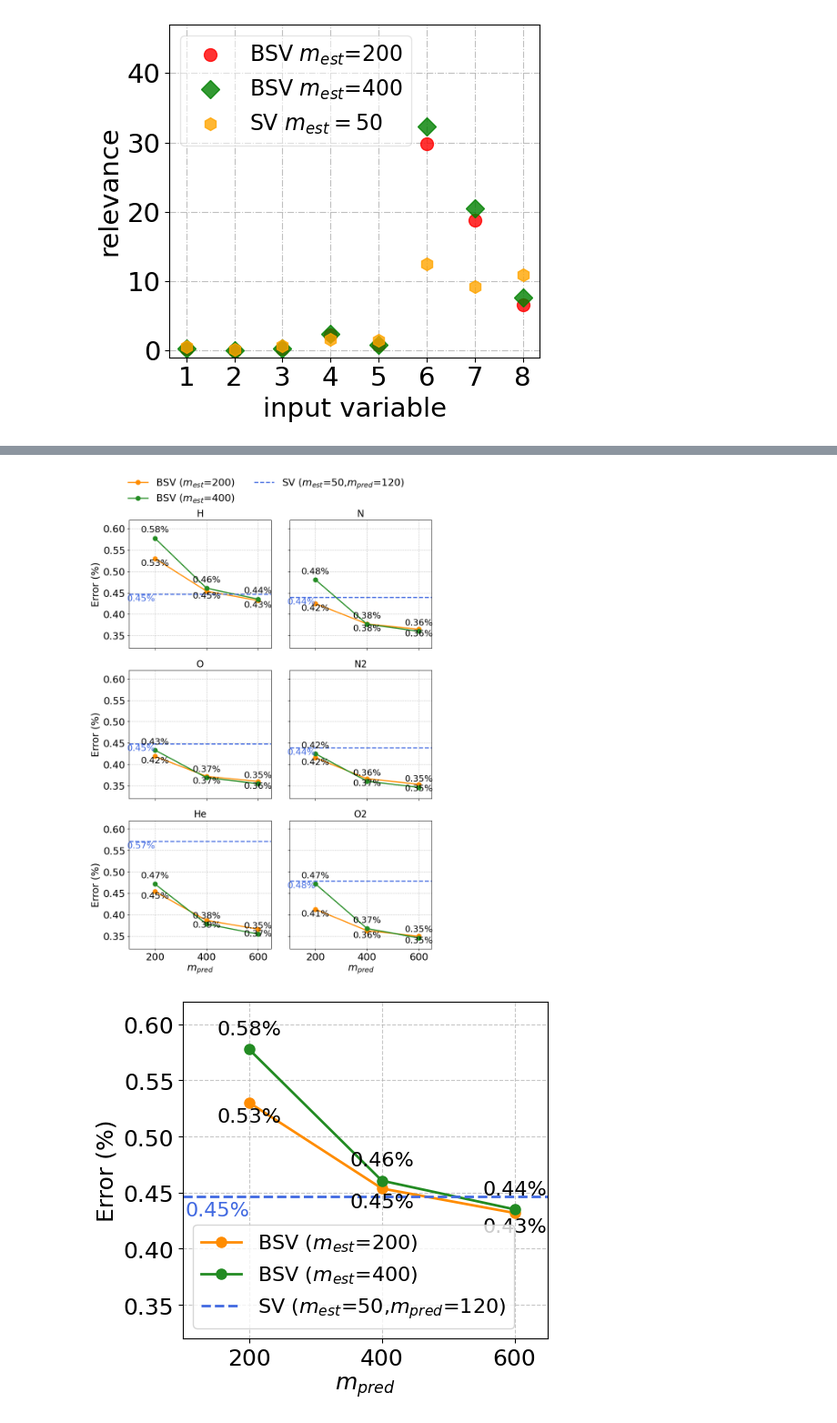
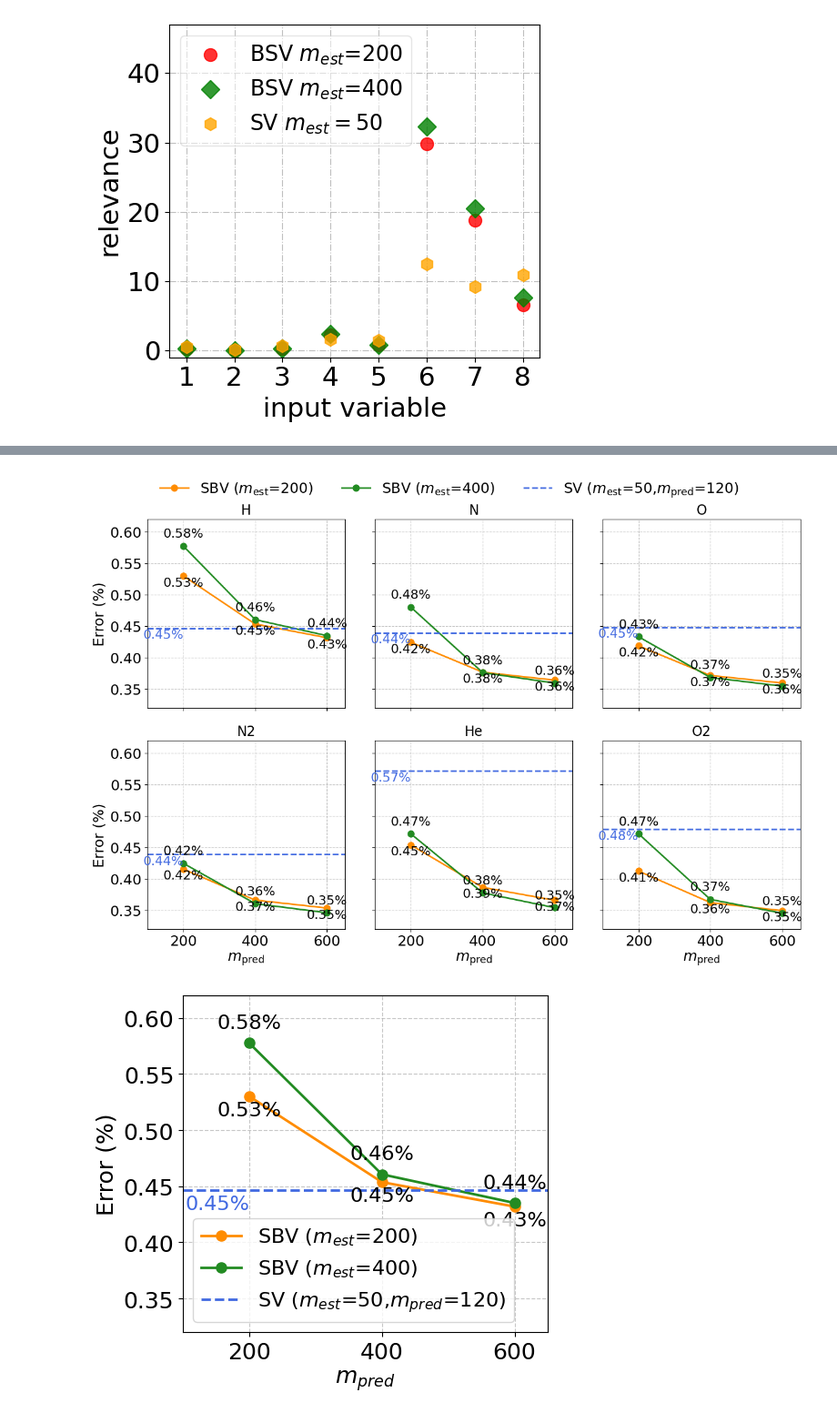
Before and after one commit to paper-code1/VecchiaConditionalExtremes, a Jupyter notebook: experiments/satellite/benchmarkSummaryAndVisu.ipynb, the cells around one changed output, grey strips where cells are left out. Shown at 91% size. Saved outputs shown, nothing was run; the diff lists cells and outputs as text; code cells hidden in the pictures.

```diff
--- a/experiments/satellite/benchmarkSummaryAndVisu.ipynb
+++ b/experiments/satellite/benchmarkSummaryAndVisu.ipynb
@@ -203,7 +203,8 @@ param_list_sv = [
 ]
 
 # Plotting
-fig, axes = plt.subplots(3, 2, figsize=(9, 13), sharex=True, sharey=True)
+# fig, axes = plt.subplots(3, 2, figsize=(9, 13), sharex=True, sharey=True)
+fig, axes = plt.subplots(2, 3, figsize=(13, 9), sharex=True, sharey=True)
 axes = axes.flatten()
 
 x = np.arange(1, 9)
@@ -219,7 +220,7 @@ for i, species in enumerate(speciess):
         ax.plot(x, 1/param_list[i*2 + j],
                 linestyle='None',
                 markersize=10,
-                label=r"BSV $m_{est}$=" + str(num_m_ests[j]),
+                label=r"SBV $m_{\text{est}}$=" + str(num_m_ests[j]),
                 marker=markers[j],
                 color=colors[j],
                 alpha=0.8)
@@ -228,7 +229,7 @@ for i, species in enumerate(speciess):
     ax.plot(x, 1/np.array(param_list_sv[i][1:9]),
             linestyle='None',
             markersize=10,
-            label=r"SV $m_{est}=50$",
+            label=r"SV $m_{\text{est}}=50$",
             marker=markers[j+1],
             color=colors[j+1],
             alpha=0.8)
@@ -237,10 +238,16 @@ for i, species in enumerate(speciess):
     ax.grid(True, ls="-.", alpha=0.8)
     ax.set_title(f"{species}", pad=10)
 
+    # # Add labels for edge subplots
+    # if i >= 4:
+    #     ax.set_xlabel('input variable')
+    # if i % 2 == 0:
+    #     ax.set_ylabel('relevance')
+
     # Add labels for edge subplots
-    if i >= 4:
+    if i >= 3:
         ax.set_xlabel('input variable')
-    if i % 2 == 0:
+    if i % 3 == 0:
         ax.set_ylabel('relevance')
 
 # Set common properties
@@ -250,7 +257,7 @@ for ax in axes:
 
 # Add common legend
 handles, labels = axes[0].get_legend_handles_labels()
-fig.legend(handles, labels, loc='upper center', bbox_to_anchor=(0.5, 0.98),
+fig.legend(handles, labels, loc='upper center', bbox_to_anchor=(0.5, 1.00),
            ncol=3, fontsize=18, framealpha=0.)
 
 
@@ -278,17 +285,18 @@ rmspe_list_cv = [1.6350, 1.6913, 1.6166, 1.6917, 1.7354, 1.6247]
 m_pred_values = [200, 400, 600]  # For BSV
 sv_m_pred = 120  # Single value for SV
 species_list = ["H", "N", "O", "N2", "He","O2"]
-methods = ['SV', 'BSV_200', 'BSV_400']
-method_labels = [r'SV ($m_{est}$=50,$m_{pred}$=120)', r'BSV ($m_{est}$=200)', r'BSV ($m_{est}$=400)']
+methods = ['SV', 'SBV_200', 'SBV_400']
+method_labels = [r'SV ($m_{\text{est}}$=50,$m_{\text{pred}}$=120)', r'SBV ($m_{\text{est}}$=200)', r'SBV ($m_{\text{est}}$=400)']
 colors = ['royalblue', 'darkorange', 'forestgreen']
 
 # Create figure with 2x3 subplots
-fig, axes = plt.subplots(3, 2, figsize=(9, 13), sharex=True, sharey=True)
+# fig, axes = plt.subplots(3, 2, figsize=(9, 13), sharex=True, sharey=True)
+fig, axes = plt.subplots(2, 3, figsize=(13, 9), sharex=True, sharey=True)
 axes = axes.flatten()
 
 # Base error values and noise levels for different methods (now as percentage errors)
-base_errors = {'SV': 30, 'BSV_200': 25, 'BSV_400': 22}  # percentage errors
-noise_levels = {'SV': 5, 'BSV_200': 4, 'BSV_400': 3}    # percentage noise
+base_errors = {'SV': 30, 'SBV_200': 25, 'SBV_400': 22}  # percentage errors
+noise_levels = {'SV': 5, 'SBV_200': 4, 'SBV_400': 3}    # percentage noise
 
 # Generate the data
 error_data = {}
@@ -302,7 +310,7 @@ for method in methods:
                 error_data[method][m_pred][species] = rmspe_list_sv[index_species]
     else:
         m_pred_list = m_pred_values
-        m_est = 200 if method == 'BSV_200' else 400
+        m_est = 200 if method == 'SBV_200' else 400
         for index_m_pred, m_pred in enumerate(m_pred_list):
             error_data[method][m_pred] = {}
             for index_species, species in enumerate(species_list):
@@ -327,7 +335,7 @@ for i, species in enumerate(species_list):
     ax = axes[i]
 
     # Plot BSV methods as lines
-    for j, method in enumerate(['BSV_200', 'BSV_400']):
+    for j, method in enumerate(['SBV_200', 'SBV_400']):
         method_data = [error_data[method][m_pred][species] for m_pred in m_pred_values]
         ax.plot(m_pred_values, method_data, '-o',
                 label=method_labels[j+1], color=colors[j+1],
@@ -346,38 +354,46 @@ for i, species in enumerate(species_list):
     ax.axhline(y=sv_error, color=colors[0], linestyle='--',
                label=method_labels[0], linewidth=2)
     ax.text(m_pred_values[0], sv_error-0.02, f'{sv_error:.2f}%',
             ha='right', va='bottom', fontsize=16, color=colors[0])
 
     # Set title and customize subplot
     ax.set_title(f'{species}', fontsize=17)
     ax.grid(True, linestyle='--', alpha=0.7)
 
+    # # Add axes labels
+    # # 3 by 2
+    # if i >= 4:  # Bottom row
+    #     ax.set_xlabel(r'$m_{pred}$')
+    # if i % 2 == 0:  # Leftmost column
+    #     ax.set_ylabel('Error (%)')
+
     # Add axes labels
-    if i >= 4:  # Bottom row
-        ax.set_xlabel(r'$m_{pred}$')
-    if i % 2 == 0:  # Leftmost column
+    # 2 by 3
+    if i >= 3:  # Bottom row
+        ax.set_xlabel(r'$m_{\text{pred}}$')
+    if i % 3 == 0:  # Leftmost column
         ax.set_ylabel('Error (%)')
 
     # Set x-axis limits and ticks
     ax.set_xlim(100, 650)
     ax.set_ylim(0.32, 0.62)
     ax.set_xticks(m_pred_values)
 
 # Set common y-axis limit (adjust as needed)
 # for ax in axes:
     # ax.set_ylim(10, 40)
 
 # Add a common legend
 handles, labels = axes[0].get_legend_handles_labels()
 fig.legend(handles, labels, loc='upper center', bbox_to_anchor=(0.5, 1.0),
-           ncol=2, fontsize=18, framealpha=0.)
+           ncol=3, fontsize=18, framealpha=0.)
 
 plt.tight_layout()
 plt.subplots_adjust(top=0.9)
 plt.savefig("./fig/all_species_rmspe_summary.pdf", bbox_inches='tight')
 plt.show()
 # %% [output]
-[figure, old version]
+[figure, new version]
 # %%
 import numpy as np
 import matplotlib.pyplot as plt
```
Also changed, not shown: parts of 3 cells of this notebook, 7 other files.
